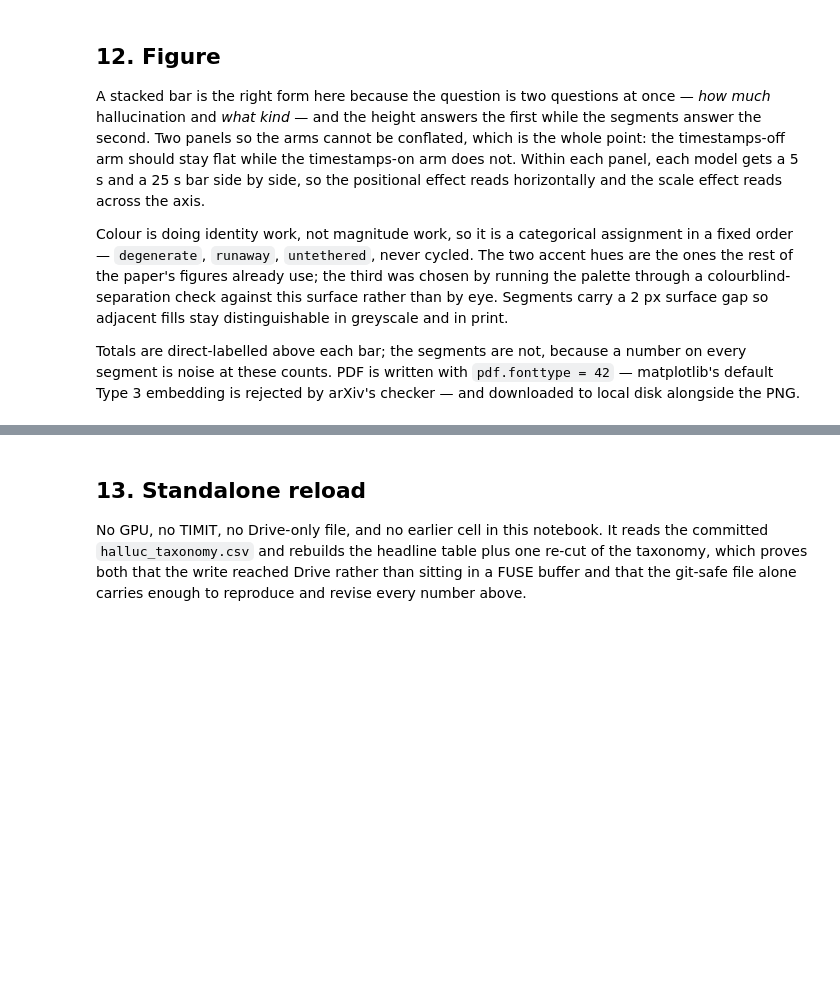
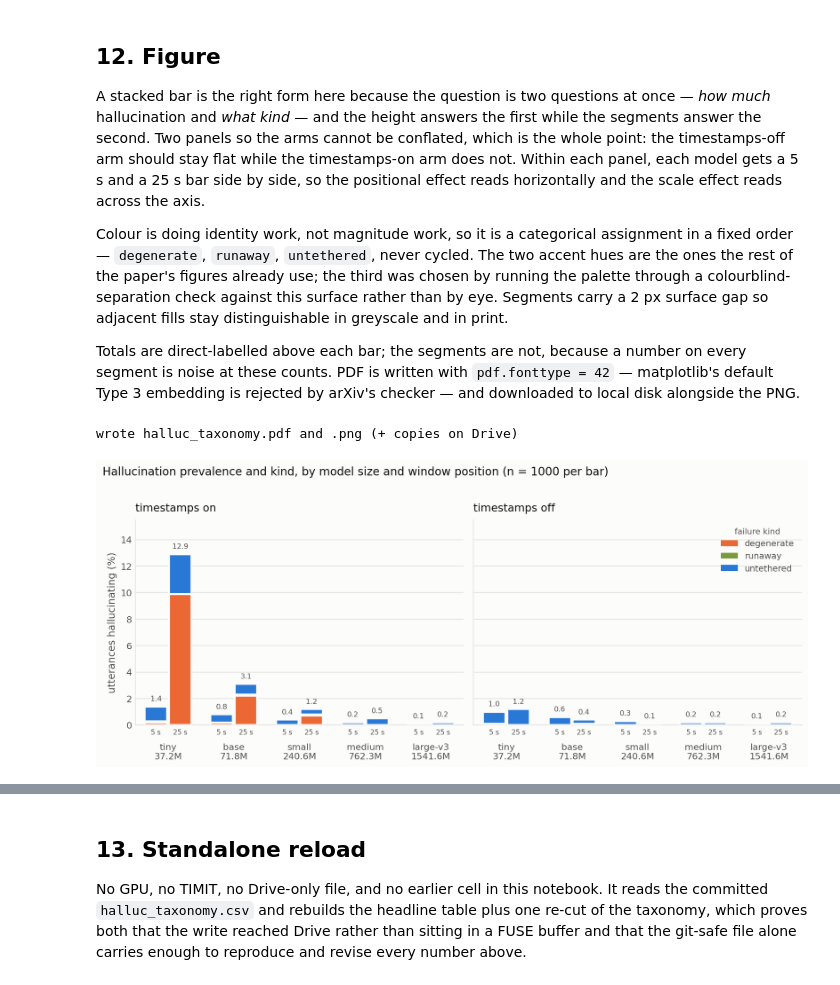
Before and after one commit to AgrfhyL/audio_model_initial_testing, a Jupyter notebook: Colab_HallucinationTaxonomy.ipynb, the cells around one changed output, grey strips where cells are left out. Saved outputs shown, nothing was run; the diff lists cells and outputs as text; code cells hidden in the pictures; blank space fills up the shorter version.

```diff
--- a/Colab_HallucinationTaxonomy.ipynb
+++ b/Colab_HallucinationTaxonomy.ipynb
@@ -816,31 +923,34 @@ for ax, arm in zip(axes, ("on", "off")):
     ax.set_xlim(-0.5, len(MODELS) - 0.5)
     ax.set_ylim(0, YTOP)
     ax.set_title(f"timestamps {arm}", fontsize=12, color=INK, pad=10, loc="left")
     ax.tick_params(colors=INK2, labelsize=10, length=0)
     ax.tick_params(axis="x", pad=20)                   # clear the 5 s / 25 s sub-labels
     for sp in ("top", "right"):
         ax.spines[sp].set_visible(False)
     for sp in ("left", "bottom"):
         ax.spines[sp].set_color(GRID); ax.spines[sp].set_linewidth(1)
 
 axes[0].set_ylabel("utterances hallucinating (%)", fontsize=11, color=INK2)
 # explicit handles: the bars live on axes[0], the legend belongs on the empty off-arm panel
 leg = axes[1].legend(handles=[Patch(facecolor=CCAT[c], label=c) for c in HCATS],
                      frameon=False, fontsize=9.5, loc="upper right", title="failure kind")
 leg.get_title().set_color(INK2); leg.get_title().set_fontsize(9)
 for t in leg.get_texts():
     t.set_color(INK2)
 fig.suptitle("Hallucination prevalence and kind, by model size and window position "
              "(n = 1000 per bar)", fontsize=12.5, color=INK, x=0.007, ha="left", y=1.02)
 fig.tight_layout()
 
 for ext in ("pdf", "png"):
     fig.savefig(f"halluc_taxonomy.{ext}", bbox_inches="tight", facecolor=SURFACE)
     fig.savefig(os.path.join(DRIVE_ROOT, f"halluc_taxonomy.{ext}"),
                 bbox_inches="tight", facecolor=SURFACE)
 print("wrote halluc_taxonomy.pdf and .png (+ copies on Drive)")
 plt.show()
 
 from google.colab import files
 files.download("halluc_taxonomy.pdf")      # vector, to local disk
-files.download("halluc_taxonomy.png")
+# files.download("halluc_taxonomy.png")
+# %% [output]
+wrote halluc_taxonomy.pdf and .png (+ copies on Drive)
+[figure, added]
```
Also changed, not shown: parts of 13 cells of this notebook.
